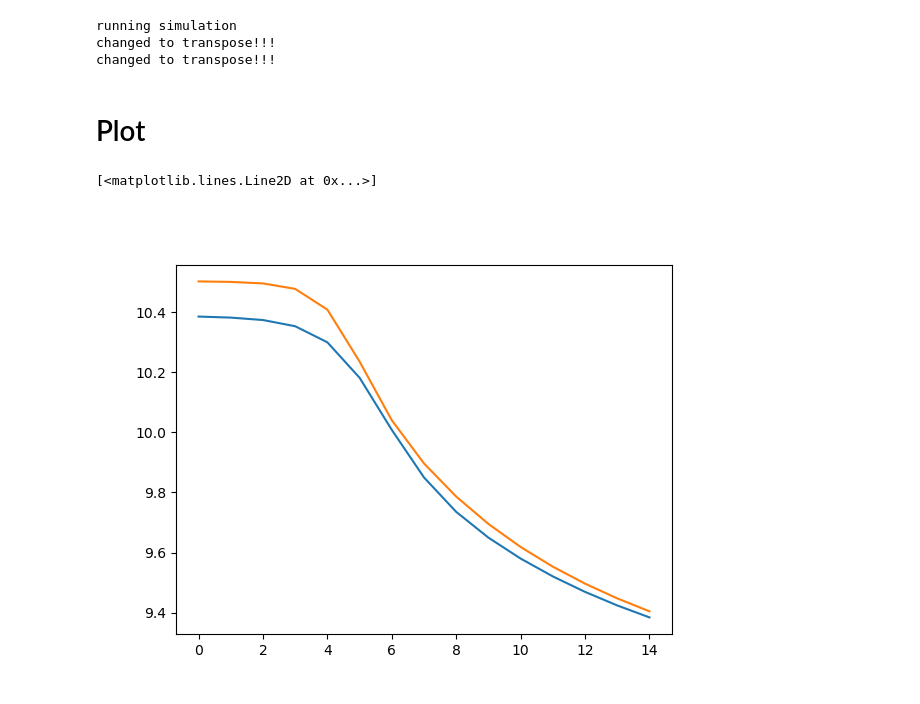
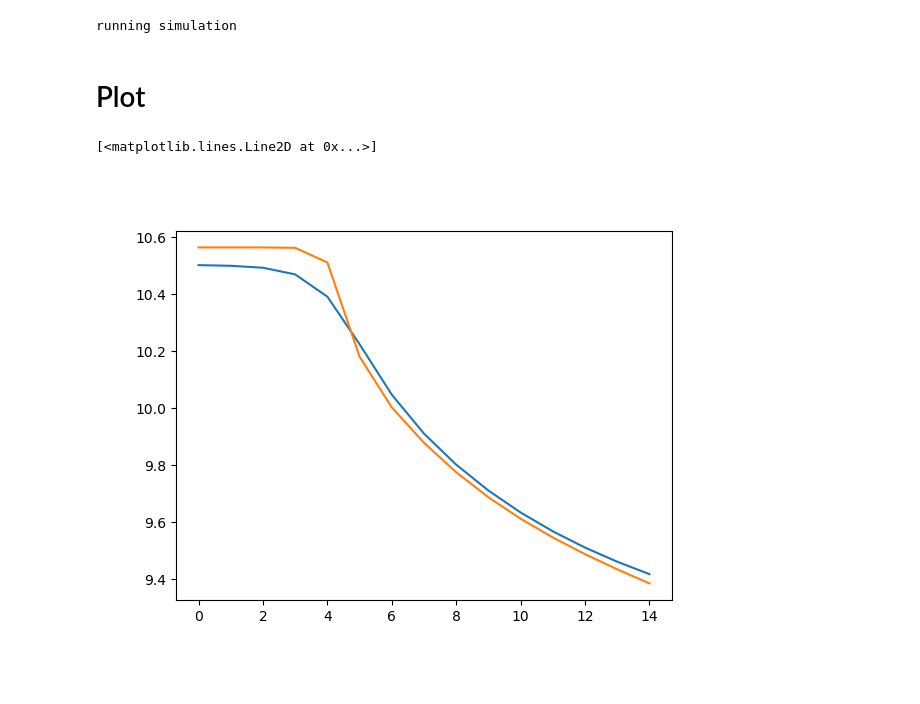
Before and after one commit to nt409/quant-res-doses, a Jupyter notebook: notebooks/001_rough.ipynb, the cells around one changed output. Drawn from its saved outputs; the diff is of its cells as text; code cells hidden in the pictures.

Commit message:
can now vary decay rate from config

```diff
--- a/notebooks/001_rough.ipynb
+++ b/notebooks/001_rough.ipynb
@@ -31,4 +31,4 @@ cs = Config(
     verbose=False,
 )
 # %%
-doses1 = 0.5 * np.ones(15)
+doses1 = 1 * np.ones(15)
@@ -37,7 +35,7 @@ doses2 = 1 * np.ones(15)
 # %%
 r1 = no_joblib_simulations_run(
     cs,
-    doses_run=doses1,
+    doses=doses1,
 )
 # %% [output]
 running simulation
@@ -46,19 +57,26 @@ changed to transpose!!!
-# %%
-r2 = no_joblib_simulations_run(
-    cs,
-    doses_run=doses2,
-)
-# %% [output]
-running simulation
-changed to transpose!!!
-changed to transpose!!!
+# %%
+cs2 = Config(
+    type='single',
+    sprays=[2],
+    host_on=[False],
+    n_k=100,
+    decay_rate=1e-3,
+    verbose=False,
+)
+# %%
+r2 = no_joblib_simulations_run(
+    cs2,
+    doses=doses1,
+)
+# %% [output]
+running simulation
 # %% [markdown]
 # Plot
 # %%
 f, ax = plt.subplots()
 
-ax.plot(r1['spray_Y2_host_N']['yield_vec'])
-ax.plot(r2['spray_Y2_host_N']['yield_vec'])
+ax.plot(r1['spray_2_host_N']['yield_vec'])
+ax.plot(r2['spray_2_host_N']['yield_vec'])
 # %% [output]
 [<matplotlib.lines.Line2D at 0x...>]
-[figure, old version]
+[figure, new version]
```
Also changed, not shown: parts of 64 cells of this notebook, 4 other files.
